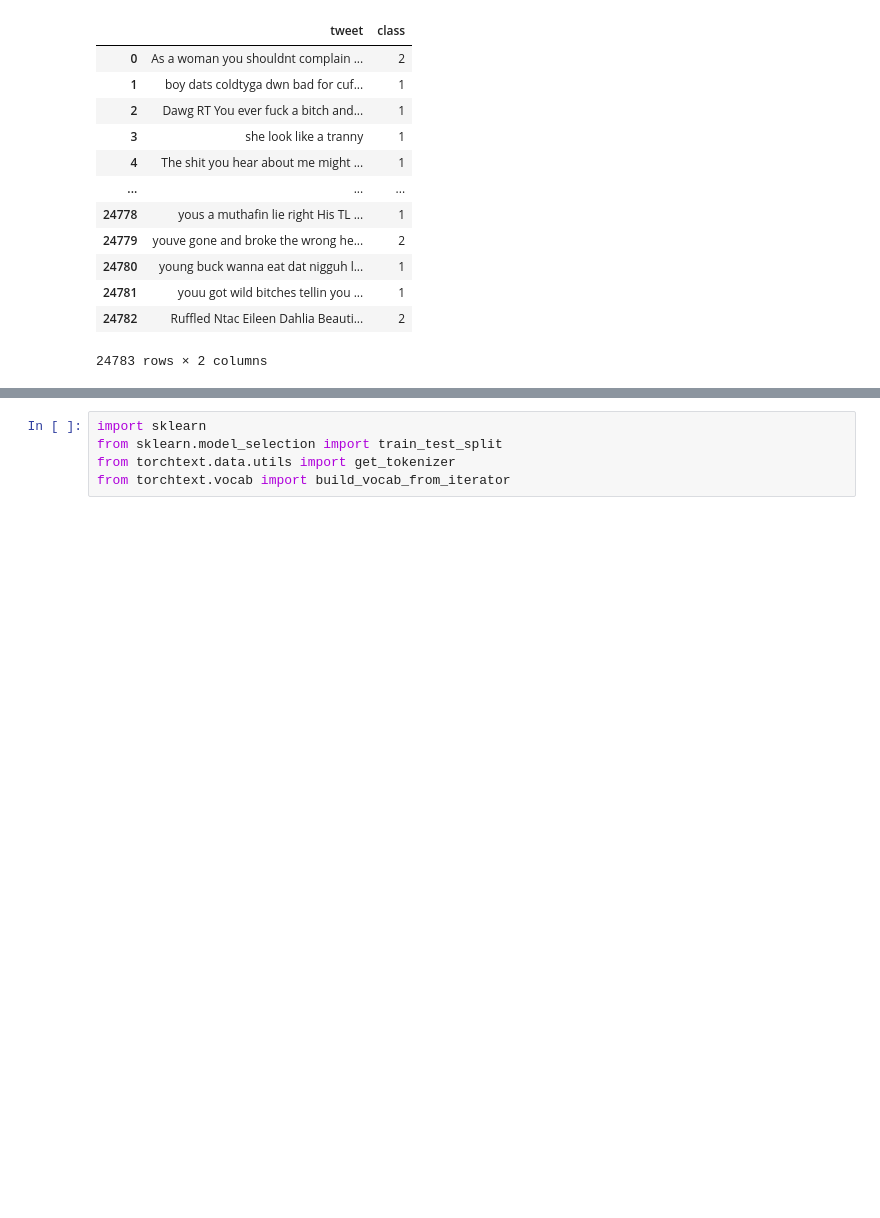
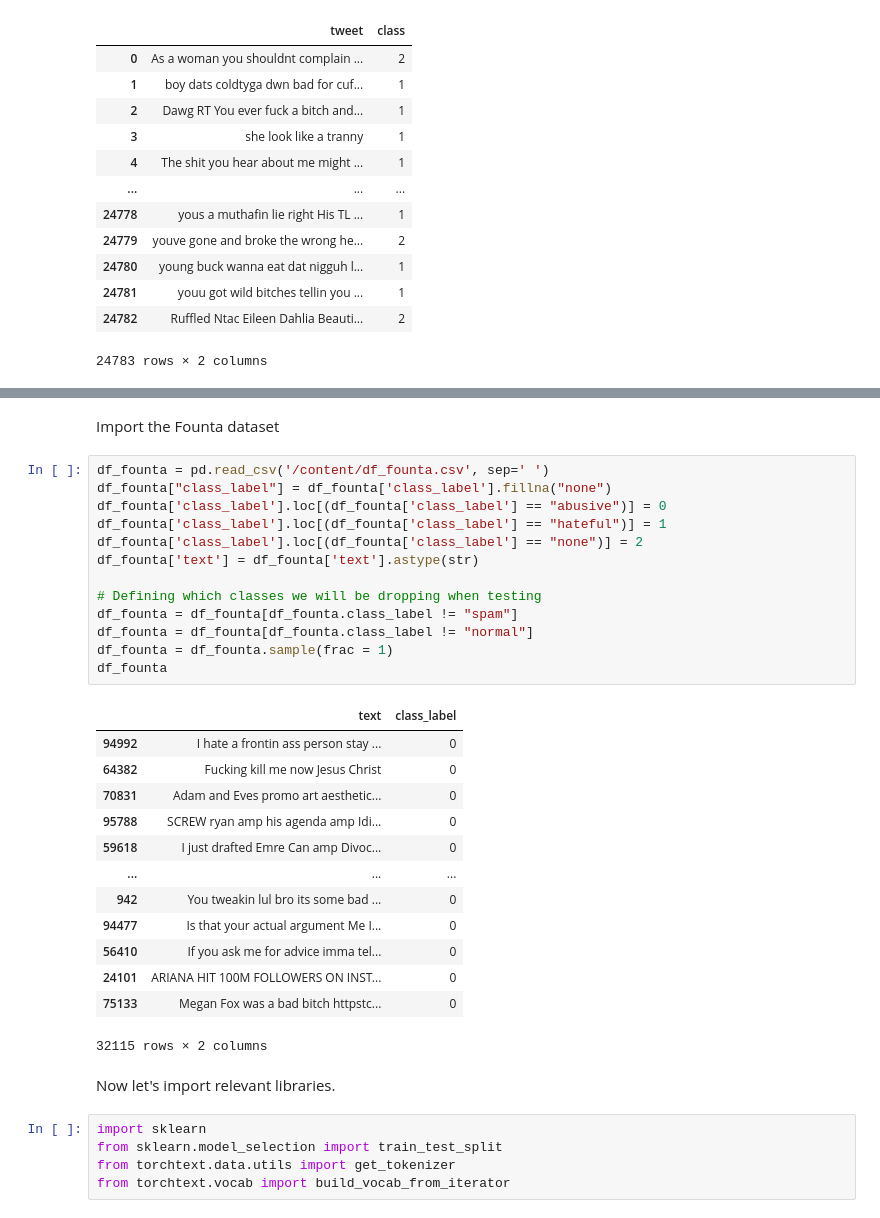
Before and after one commit to zuziamatysiak/cis419-hate-speech, a Jupyter notebook: colab notebooks/CNNs_for_hate_speech.ipynb, the cells around one changed output, grey strips where cells are left out. Saved outputs shown, nothing was run; the diff lists cells and outputs as text; blank space fills up the shorter version.

```diff
--- a/colab notebooks/CNNs_for_hate_speech.ipynb
+++ b/colab notebooks/CNNs_for_hate_speech.ipynb
@@ -46,3 +55,34 @@ df_was
+# %% [markdown]
+Import the Founta dataset
+# %%
+df_founta = pd.read_csv('/content/df_founta.csv', sep=' ')
+df_founta["class_label"] = df_founta['class_label'].fillna("none")
+df_founta['class_label'].loc[(df_founta['class_label'] == "abusive")] = 0
+df_founta['class_label'].loc[(df_founta['class_label'] == "hateful")] = 1
+df_founta['class_label'].loc[(df_founta['class_label'] == "none")] = 2
+df_founta['text'] = df_founta['text'].astype(str)
+
+# Defining which classes we will be dropping when testing
+df_founta = df_founta[df_founta.class_label != "spam"]
+df_founta = df_founta[df_founta.class_label != "normal"]
+df_founta = df_founta.sample(frac = 1)
+df_founta
+# %% [output]
+|  | text | class_label |
+| 94992 | I hate a frontin ass person stay ... | 0 |
+| 64382 | Fucking kill me now Jesus Christ | 0 |
+| 70831 | Adam and Eves promo art aesthetic... | 0 |
+| 95788 | SCREW ryan amp his agenda amp Idi... | 0 |
+| 59618 | I just drafted Emre Can amp Divoc... | 0 |
+| ... | ... | ... |
+| 942 | You tweakin lul bro its some bad ... | 0 |
+| 94477 | Is that your actual argument Me I... | 0 |
+| 56410 | If you ask me for advice imma tel... | 0 |
+| 24101 | ARIANA HIT 100M FOLLOWERS ON INST... | 0 |
+| 75133 | Megan Fox was a bad bitch httpstc... | 0 |
+32115 rows × 2 columns
+# %% [markdown]
+Now let's import relevant libraries.
 # %%
 import sklearn
 from sklearn.model_selection import train_test_split
```
Also changed, not shown: parts of 47 cells of this notebook, 5 other files.
